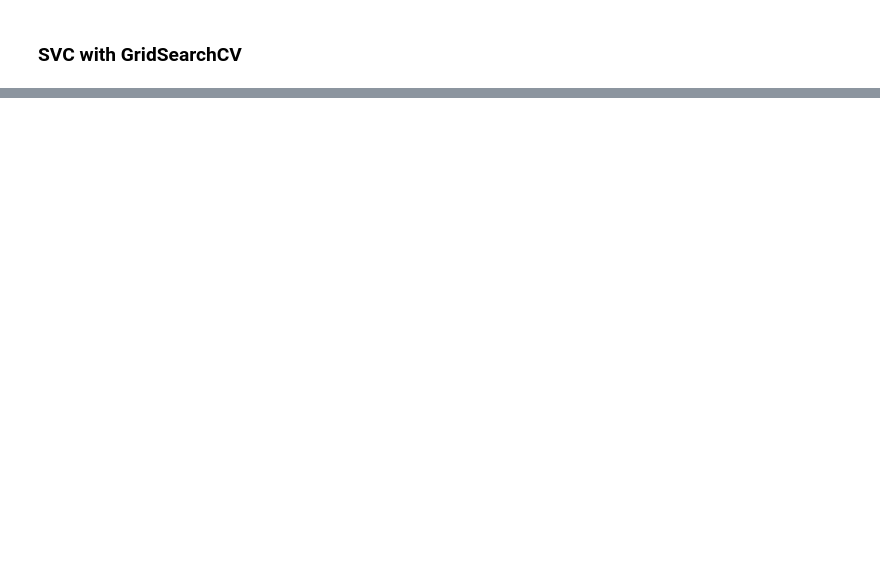
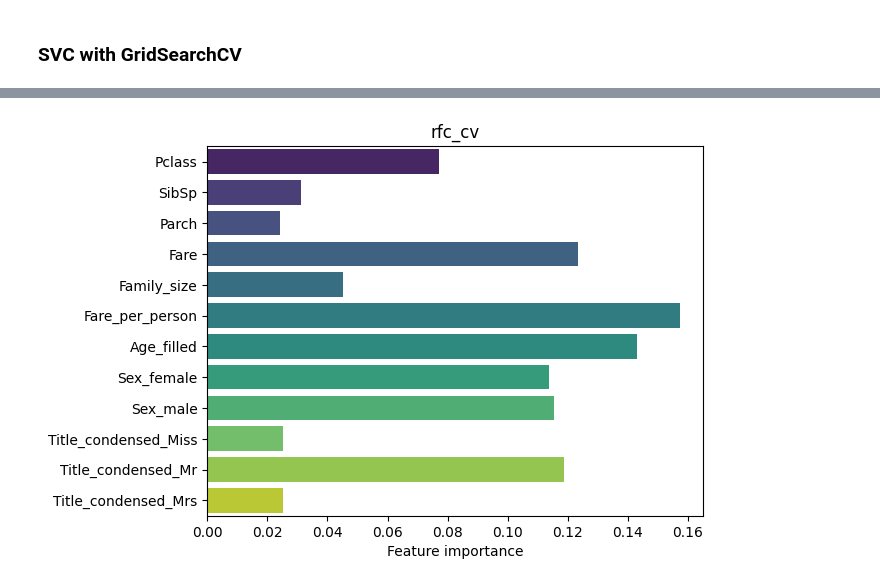
Before and after one commit to pawelkiszczak/kaggle, a Jupyter notebook: titanic/titanic_sklearn.ipynb, the cells around one changed output, grey strips where cells are left out. Saved outputs shown, nothing was run; the diff lists cells and outputs as text; code cells hidden in the pictures; blank space fills up the shorter version.

```diff
--- a/titanic/titanic_sklearn.ipynb
+++ b/titanic/titanic_sklearn.ipynb
@@ -931,0 +1049,4 @@ F1-score: 0.747
+# %%
+titanic_train = pd.read_csv('train.csv')
+titanic_train = preprocessing_2(titanic_train)
+X_train, X_test, y_train, y_test = onehot_normalize_3(titanic_train)
@@ -931,0 +1126,6 @@ F1-score: 0.747
+# %%
+X = titanic_train.drop('Survived', axis=1)
+X = pd.get_dummies(X)
+y = titanic_train['Survived']
+
+X, y, X.shape, y.shape
@@ -931,0 +1150,4 @@ F1-score: 0.747
+# %%
+plot_feature_importance(rfc_cv, 'rfc_cv', X=X)
+# %% [output]
+[figure, added]
```
Also changed, not shown: parts of 38 cells of this notebook.
